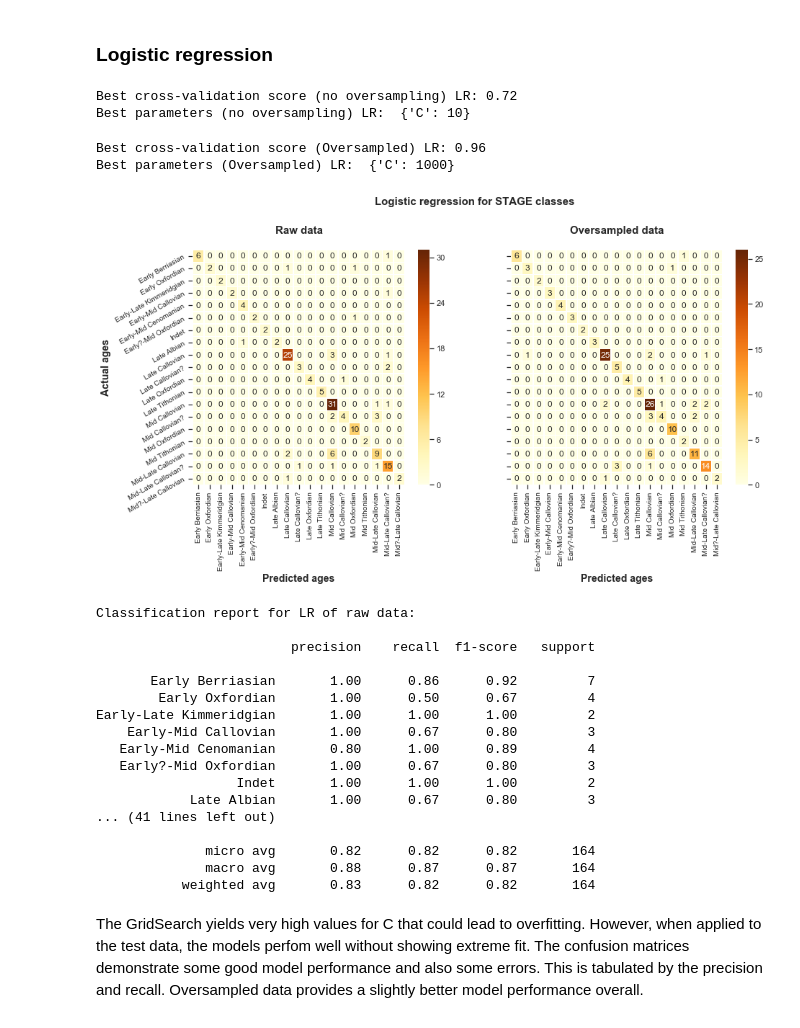
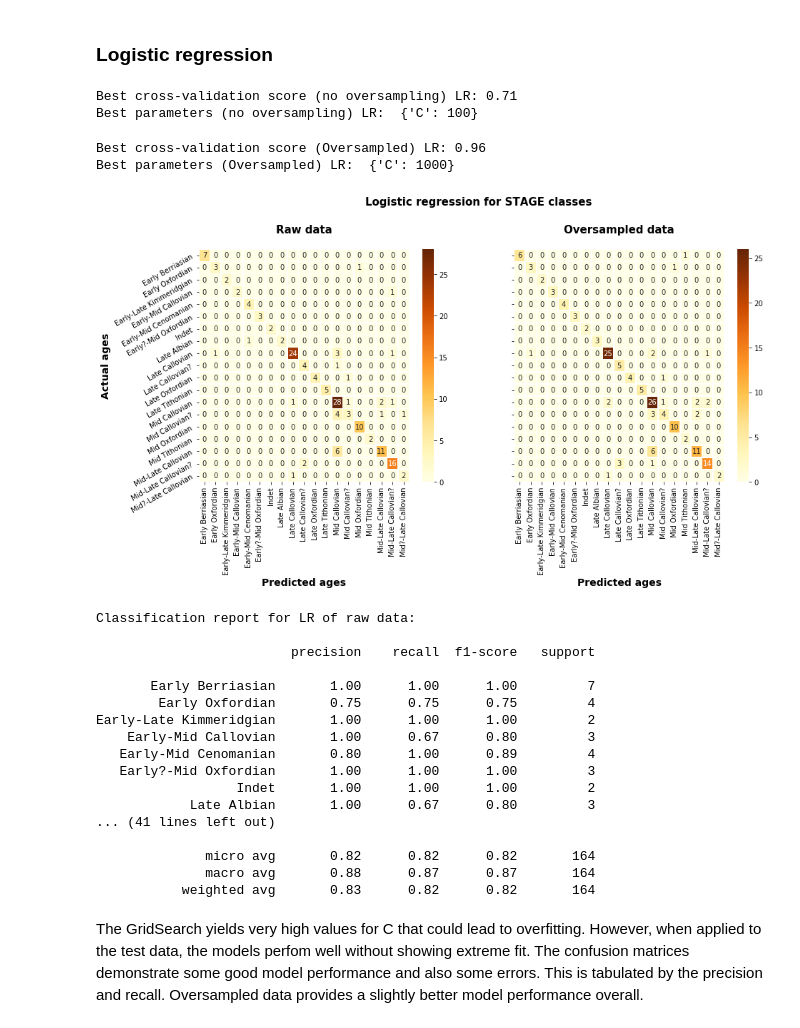
Before and after one commit to b3py0/Capstone-projects, a Jupyter notebook: Volve_final_capstone.ipynb, the cells around one changed output. Cells and saved outputs as stored; diff of their text form; code cells hidden in the pictures.

```diff
--- a/Volve_final_capstone.ipynb
+++ b/Volve_final_capstone.ipynb
@@ -2863,8 +2902,8 @@ Triassic?_prob_SVC   0.488676       0.00898937
 
 These represent c. 20% of the variance. But they are already centred and potentially more useful than just the fossil fatures.
 # %%
-X = info[['AXIS_1','AXIS_2','AXIS_3']]
-Y = info['AGE']
+X = volve_full[['AXIS_1','AXIS_2','AXIS_3']]
+Y = volve_full['AGE']
 
 X_train, x_test, Y_train, y_test = train_test_split(X,Y, test_size=0.25, random_state=45, stratify=Y)
 # %%
@@ -2998,7 +3037,7 @@ volve_stages = volve_full.groupby('STAGE').filter(lambda x: len(x) >= 6).reset_i
 volve_stages['STAGE'].value_counts() #check correctly implemented
 
 ##list(volve_stages.columns)
-volve_stages.drop(['Unnamed: 0', 'Unnamed: 0.1'], axis=1,inplace=True)
+volve_stages.drop(['Unnamed: 0'], axis=1,inplace=True)
 
 info = volve_stages.iloc[:,:34] #info df of PCoA and predictions etc.
 data = volve_stages.iloc[:,34:] #data df of fossil features already scaled with Hellinger transformation.
@@ -3087,7 +3137,7 @@ param_grid = {'C':[0.0001, 0.001, 0.01, 0.1],
              'kernel': ['rbf','poly']}
 #parameters changed iteratively
 
-grid = GridSearchCV(SVC(), param_grid, cv=5, n_jobs=4)
+grid = GridSearchCV(SVC(), param_grid, cv=5, n_jobs=4, scoring='f1_weighted')
 grid.fit(X_train,Y_train)
 
 print('Best cross-validation score (no oversampling) SVC: {:.2f}'.format(grid.best_score_))
@@ -3210,14 +3260,15 @@ Tune the Logistic regression.
 
 param_grid = {'C':[0.01,0.1, 1, 10, 100,1000]}
 
-grid = GridSearchCV(LogisticRegression(solver='lbfgs', multi_class='multinomial'), param_grid, cv=5, n_jobs=4)
+grid = GridSearchCV(LogisticRegression(solver='lbfgs', multi_class='multinomial'),
+                    param_grid, cv=5, n_jobs=4, scoring='f1_weighted')
 grid.fit(X_train,Y_train)
 
 print('Best cross-validation score (no oversampling) LR: {:.2f}'.format(grid.best_score_))
 print('Best parameters (no oversampling) LR: ', grid.best_params_)
 # %% [output]
-Best cross-validation score (no oversampling) LR: 0.72
-Best parameters (no oversampling) LR:  {'C': 10}
+Best cross-validation score (no oversampling) LR: 0.71
+Best parameters (no oversampling) LR:  {'C': 100}
 # %%
 ##Randomly oversampled data:
 
@@ -3230,7 +3281,7 @@ print('Best parameters (Oversampled) LR: ', grid.best_params_)
 Best cross-validation score (Oversampled) LR: 0.96
 Best parameters (Oversampled) LR:  {'C': 1000}
 # %%
-lr = LogisticRegression(solver='lbfgs',multi_class='multinomial',C=10, random_state=45)
+lr = LogisticRegression(solver='lbfgs',multi_class='multinomial',C=100, random_state=45)
 lr.fit(X_train, Y_train)
 y_pred = lr.predict(x_test)
 
@@ -3242,34 +3293,34 @@ plt.subplot(121)
 ax = sns.heatmap(conf_mat, annot=True, fmt='d', linewidths=0.5, cmap='YlOrBr',
                 xticklabels=labels)
 ax.set_ylabel('Actual ages', fontsize=14, weight='bold')
 ax.set_xlabel('Predicted ages', fontsize=14, weight='bold')
 ax.set_title('Raw data', fontsize=15, weight='bold', y=1.05)
 ax.set_xticklabels(ax.get_xticklabels(),rotation=90)
 ax.set_yticklabels(ax.get_xticklabels(),rotation=30)
 ax.tick_params(labelsize=10)
 
 #Over-sampled data
 plt.subplot(122)
 lr1 = LogisticRegression(solver='lbfgs', multi_class='multinomial',C=1000, random_state=45)
 lr1.fit(X_resampled, y_resampled)
 y_pred1 = lr1.predict(x_test)
 
 conf_mat1 = confusion_matrix(y_test, y_pred1)
 
 ax1 = sns.heatmap(conf_mat1, annot=True, fmt='d', linewidths=0.5, cmap='YlOrBr',
                  xticklabels=labels)
 ax1.set_xlabel('Predicted ages', fontsize=14, weight='bold')
 ax1.set_title('Oversampled data', fontsize=15, weight='bold', y=1.05)
 ax1.set_xticklabels(ax.get_xticklabels(),rotation=90)
 ax1.set_yticklabels('')
 ax1.tick_params(labelsize=10)
 
 plt.suptitle('Logistic regression for STAGE classes', fontsize=15, weight='bold', y=1.05)
 plt.subplots_adjust(wspace=0.2)
 plt.show()
 # plt.savefig('LR_prediction_heatmaps_stages.png',dpi=400,bbox_inches='tight')
 # %% [output]
-[figure, old version]
+[figure, new version]
 # %%
 print('Classification report for LR of raw data:\n')
 print(classification_report(y_test, y_pred, target_names=labels))
@@ -3280,12 +3331,12 @@ Classification report for LR of raw data:
 
                          precision    recall  f1-score   support
 
-       Early Berriasian       1.00      0.86      0.92         7
-        Early Oxfordian       1.00      0.50      0.67         4
+       Early Berriasian       1.00      1.00      1.00         7
+        Early Oxfordian       0.75      0.75      0.75         4
 Early-Late Kimmeridgian       1.00      1.00      1.00         2
     Early-Mid Callovian       1.00      0.67      0.80         3
    Early-Mid Cenomanian       0.80      1.00      0.89         4
-   Early?-Mid Oxfordian       1.00      0.67      0.80         3
+   Early?-Mid Oxfordian       1.00      1.00      1.00         3
                   Indet       1.00      1.00      1.00         2
             Late Albian       1.00      0.67      0.80         3
 ... (41 lines left out)
```
Also changed, not shown: parts of 44 cells of this notebook.
